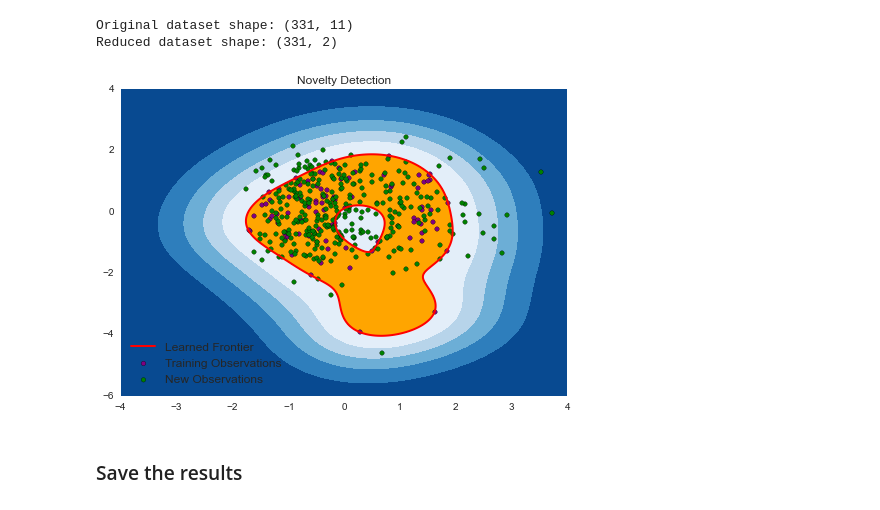
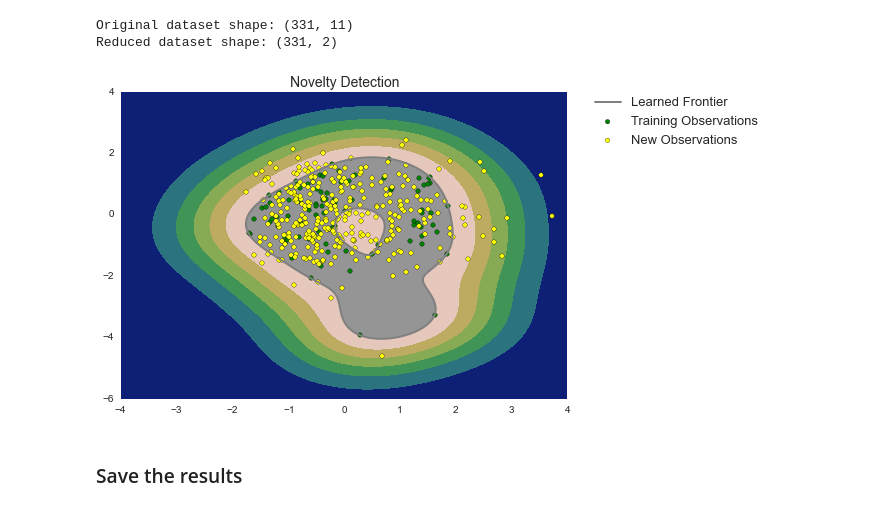
Before and after one commit to medennikova/itunes-music-analysis, a Jupyter notebook: music_analysis.ipynb, the cells around one changed output. Drawn from its saved outputs; the diff is of its cells as text; code cells hidden in the pictures.

```diff
--- a/music_analysis.ipynb
+++ b/music_analysis.ipynb
@@ -526,34 +538,35 @@ y_pred_test2d = svm_model.predict(y)
 # %%
 # make a plot
 
 h = 0.02  # step size in the mesh
 # create a mesh to plot in
-x_min, x_max = X[:, 0].min() - 5, X[:, 0].max() + 6
-y_min, y_max = X[:, 1].min() - 4, X[:, 1].max() + 3
+x_min, x_max = X[:, 0].min() - 4, X[:, 0].max() + 6
+y_min, y_max = X[:, 1].min() - 3, X[:, 1].max() + 3
 xx, yy = np.meshgrid(np.arange(x_min, x_max, h),
                      np.arange(y_min, y_max, h))
 
 Z = svm_model.decision_function(np.c_[xx.ravel(), yy.ravel()])
 Z = Z.reshape(xx.shape)
 
-plt.title("Novelty Detection")
-plt.contourf(xx, yy, Z, levels=np.linspace(Z.min(), 0, 6), cmap=plt.cm.Blues_r)
-a = plt.contour(xx, yy, Z, levels=[0], linewidths=2, colors='red')
-plt.contourf(xx, yy, Z, levels=[0, Z.max()], colors='orange')
+plt.title("Novelty Detection", {'fontsize': 14})
 
-b1 = plt.scatter(X[:, 0], X[:, 1], c='purple') # train set
-b2 = plt.scatter(y[:, 0], y[:, 1], c='green') # test set
+plt.contourf(xx, yy, Z, levels=np.linspace(Z.min(), 0, 7), cmap=plt.cm.gist_earth)
+a = plt.contour(xx, yy, Z, levels=[0], linewidths=2, colors='grey')
+plt.contourf(xx, yy, Z, levels=[0, Z.max()])
+
+b1 = plt.scatter(X[:, 0], X[:, 1], c='green') # train set
+b2 = plt.scatter(y[:, 0], y[:, 1], c='yellow') # test set
 plt.axis('tight')
 plt.xlim((-4, 4))
 plt.ylim((-6, 4))
 plt.legend([a.collections[0], b1, b2],
            ["Learned Frontier", "Training Observations",
-            "New Observations"],
-           loc="lower left",
-           prop=matplotlib.font_manager.FontProperties(size=12))
+            "New Observations"], bbox_to_anchor=(1.05, 1), borderaxespad=0.,
+           loc=2,
+           prop=matplotlib.font_manager.FontProperties(size=13))
 plt.show()
 # %% [output]
-[figure, old version]
+[figure, new version]
 # %%
 # To-do: Summary
 # %% [markdown]
```
Also changed, not shown: parts of 76 cells of this notebook.
